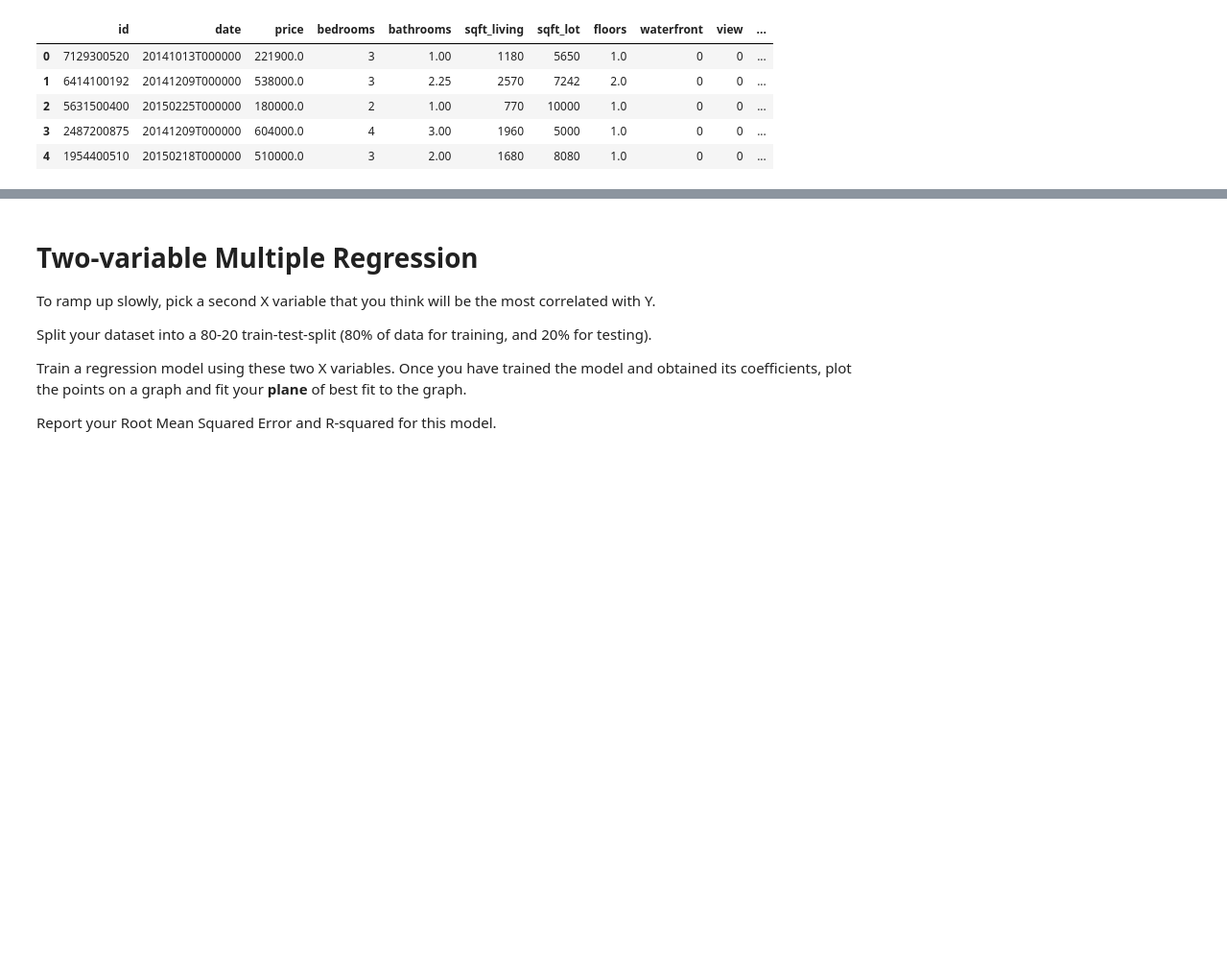
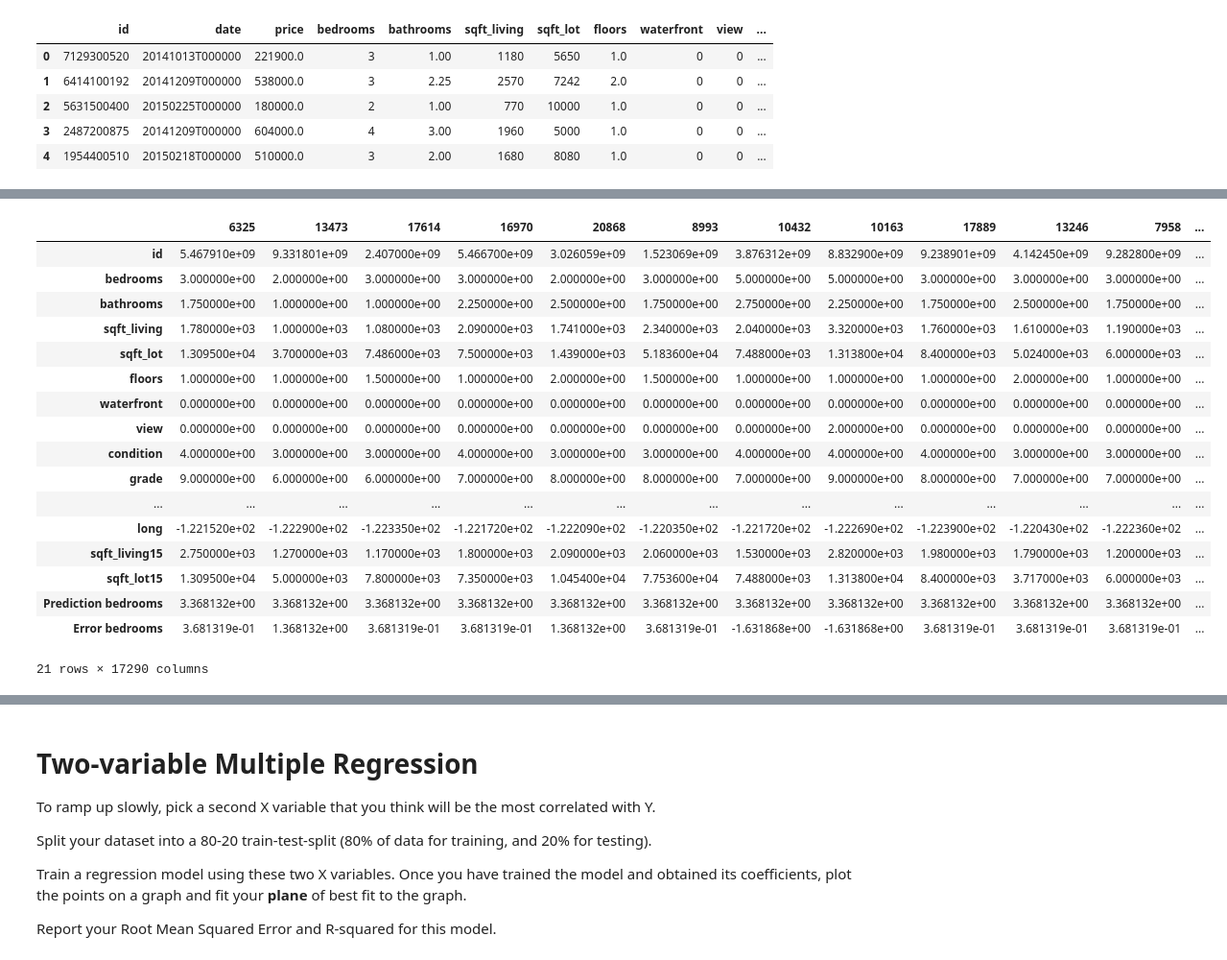
Before and after one commit to LambdaSchool/DS-Unit-2-Sprint-2-Regression, a Jupyter notebook: module1-ols-regression/linear-regression-assignment.ipynb, the cells around one changed output, grey strips where cells are left out. Shown at 96% size. Cells and saved outputs as stored; diff of their text form; code cells hidden in the pictures; blank space fills up the shorter version.

```diff
--- a/module1-ols-regression/linear-regression-assignment.ipynb
+++ b/module1-ols-regression/linear-regression-assignment.ipynb
@@ -40,0 +56,21 @@ X_train.shape, X_test.shape,y_train.shape, y_test.shape
+# %%
+X_train.T
+# %% [output]
+|  | 6325 | 13473 | 17614 | 16970 | 20868 | 8993 | 10432 | 10163 | 17889 | 13246 | 7958 | ... |
+| id | 5.467910e+09 | 9.331801e+09 | 2.407000e+09 | 5.466700e+09 | 3.026059e+09 | 1.523069e+09 | 3.876312e+09 | 8.832900e+09 | 9.238901e+09 | 4.142450e+09 | 9.282800e+09 | ... |
+| bedrooms | 3.000000e+00 | 2.000000e+00 | 3.000000e+00 | 3.000000e+00 | 2.000000e+00 | 3.000000e+00 | 5.000000e+00 | 5.000000e+00 | 3.000000e+00 | 3.000000e+00 | 3.000000e+00 | ... |
+| bathrooms | 1.750000e+00 | 1.000000e+00 | 1.000000e+00 | 2.250000e+00 | 2.500000e+00 | 1.750000e+00 | 2.750000e+00 | 2.250000e+00 | 1.750000e+00 | 2.500000e+00 | 1.750000e+00 | ... |
+| sqft_living | 1.780000e+03 | 1.000000e+03 | 1.080000e+03 | 2.090000e+03 | 1.741000e+03 | 2.340000e+03 | 2.040000e+03 | 3.320000e+03 | 1.760000e+03 | 1.610000e+03 | 1.190000e+03 | ... |
+| sqft_lot | 1.309500e+04 | 3.700000e+03 | 7.486000e+03 | 7.500000e+03 | 1.439000e+03 | 5.183600e+04 | 7.488000e+03 | 1.313800e+04 | 8.400000e+03 | 5.024000e+03 | 6.000000e+03 | ... |
+| floors | 1.000000e+00 | 1.000000e+00 | 1.500000e+00 | 1.000000e+00 | 2.000000e+00 | 1.500000e+00 | 1.000000e+00 | 1.000000e+00 | 1.000000e+00 | 2.000000e+00 | 1.000000e+00 | ... |
+| waterfront | 0.000000e+00 | 0.000000e+00 | 0.000000e+00 | 0.000000e+00 | 0.000000e+00 | 0.000000e+00 | 0.000000e+00 | 0.000000e+00 | 0.000000e+00 | 0.000000e+00 | 0.000000e+00 | ... |
+| view | 0.000000e+00 | 0.000000e+00 | 0.000000e+00 | 0.000000e+00 | 0.000000e+00 | 0.000000e+00 | 0.000000e+00 | 2.000000e+00 | 0.000000e+00 | 0.000000e+00 | 0.000000e+00 | ... |
+| condition | 4.000000e+00 | 3.000000e+00 | 3.000000e+00 | 4.000000e+00 | 3.000000e+00 | 3.000000e+00 | 4.000000e+00 | 4.000000e+00 | 4.000000e+00 | 3.000000e+00 | 3.000000e+00 | ... |
+| grade | 9.000000e+00 | 6.000000e+00 | 6.000000e+00 | 7.000000e+00 | 8.000000e+00 | 8.000000e+00 | 7.000000e+00 | 9.000000e+00 | 8.000000e+00 | 7.000000e+00 | 7.000000e+00 | ... |
+| ... | ... | ... | ... | ... | ... | ... | ... | ... | ... | ... | ... | ... |
+| long | -1.221520e+02 | -1.222900e+02 | -1.223350e+02 | -1.221720e+02 | -1.222090e+02 | -1.220350e+02 | -1.221720e+02 | -1.222690e+02 | -1.223900e+02 | -1.220430e+02 | -1.222360e+02 | ... |
+| sqft_living15 | 2.750000e+03 | 1.270000e+03 | 1.170000e+03 | 1.800000e+03 | 2.090000e+03 | 2.060000e+03 | 1.530000e+03 | 2.820000e+03 | 1.980000e+03 | 1.790000e+03 | 1.200000e+03 | ... |
+| sqft_lot15 | 1.309500e+04 | 5.000000e+03 | 7.800000e+03 | 7.350000e+03 | 1.045400e+04 | 7.753600e+04 | 7.488000e+03 | 1.313800e+04 | 8.400000e+03 | 3.717000e+03 | 6.000000e+03 | ... |
+| Prediction bedrooms | 3.368132e+00 | 3.368132e+00 | 3.368132e+00 | 3.368132e+00 | 3.368132e+00 | 3.368132e+00 | 3.368132e+00 | 3.368132e+00 | 3.368132e+00 | 3.368132e+00 | 3.368132e+00 | ... |
+| Error bedrooms | 3.681319e-01 | 1.368132e+00 | 3.681319e-01 | 3.681319e-01 | 1.368132e+00 | 3.681319e-01 | -1.631868e+00 | -1.631868e+00 | 3.681319e-01 | 3.681319e-01 | 3.681319e-01 | ... |
+21 rows × 17290 columns
```
Also changed, not shown: parts of 24 cells of this notebook.
